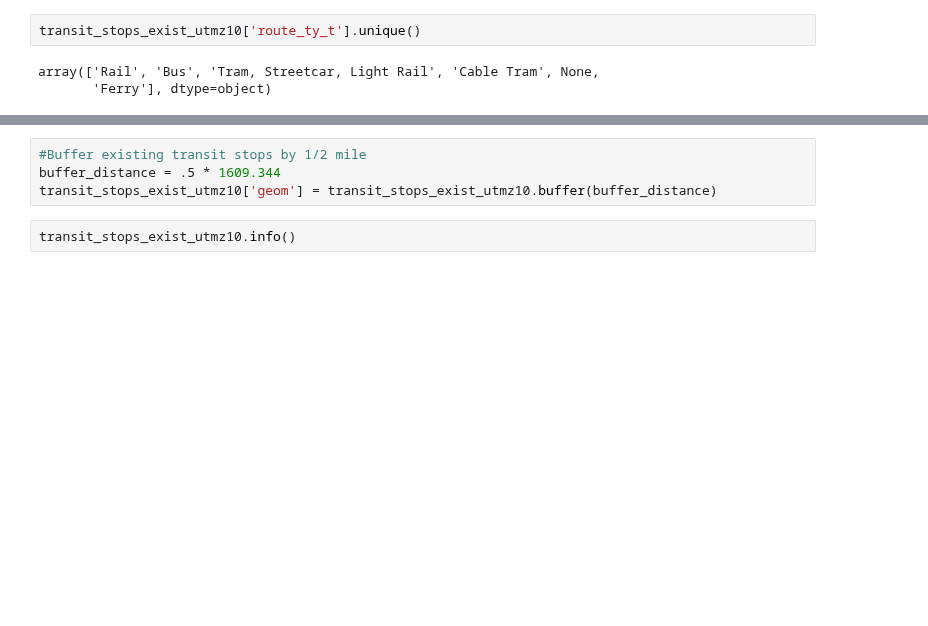
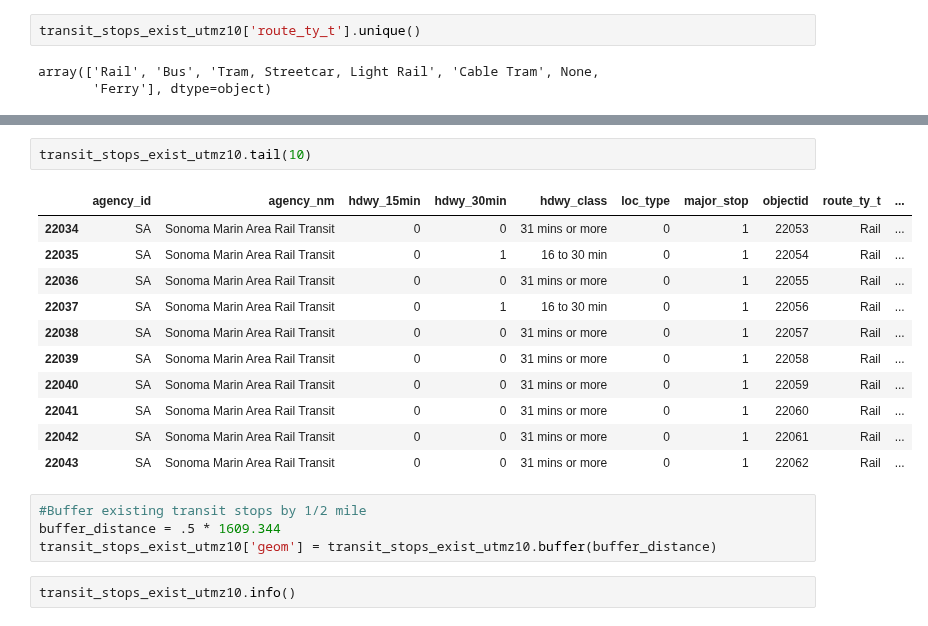
Before and after one commit to BayAreaMetro/Spatial-Analysis-Mapping-Projects, a Jupyter notebook: Project-Documentation/Plan-Bay-Area-2050-Growth-Framework/Scripts/Create Transit Rich Areas Dataset.ipynb, the cells around one changed output, grey strips where cells are left out. Cells and saved outputs as stored; diff of their text form; blank space fills up the shorter version.

```diff
--- a/Project-Documentation/Plan-Bay-Area-2050-Growth-Framework/Scripts/Create Transit Rich Areas Dataset.ipynb
+++ b/Project-Documentation/Plan-Bay-Area-2050-Growth-Framework/Scripts/Create Transit Rich Areas Dataset.ipynb
@@ -133,3 +133,17 @@ transit_stops_exist_utmz10.shape
+# %%
+transit_stops_exist_utmz10.tail(10)
+# %% [output]
+|  | agency_id | agency_nm | hdwy_15min | hdwy_30min | hdwy_class | loc_type | major_stop | objectid | route_ty_t | ... |
+| 22034 | SA | Sonoma Marin Area Rail Transit | 0 | 0 | 31 mins or more | 0 | 1 | 22053 | Rail | ... |
+| 22035 | SA | Sonoma Marin Area Rail Transit | 0 | 1 | 16 to 30 min | 0 | 1 | 22054 | Rail | ... |
+| 22036 | SA | Sonoma Marin Area Rail Transit | 0 | 0 | 31 mins or more | 0 | 1 | 22055 | Rail | ... |
+| 22037 | SA | Sonoma Marin Area Rail Transit | 0 | 1 | 16 to 30 min | 0 | 1 | 22056 | Rail | ... |
+| 22038 | SA | Sonoma Marin Area Rail Transit | 0 | 0 | 31 mins or more | 0 | 1 | 22057 | Rail | ... |
+| 22039 | SA | Sonoma Marin Area Rail Transit | 0 | 0 | 31 mins or more | 0 | 1 | 22058 | Rail | ... |
+| 22040 | SA | Sonoma Marin Area Rail Transit | 0 | 0 | 31 mins or more | 0 | 1 | 22059 | Rail | ... |
+| 22041 | SA | Sonoma Marin Area Rail Transit | 0 | 0 | 31 mins or more | 0 | 1 | 22060 | Rail | ... |
+| 22042 | SA | Sonoma Marin Area Rail Transit | 0 | 0 | 31 mins or more | 0 | 1 | 22061 | Rail | ... |
+| 22043 | SA | Sonoma Marin Area Rail Transit | 0 | 0 | 31 mins or more | 0 | 1 | 22062 | Rail | ... |
 # %%
 #Buffer existing transit stops by 1/2 mile
 buffer_distance = .5 * 1609.344
```
Also changed, not shown: parts of 21 cells of this notebook.
